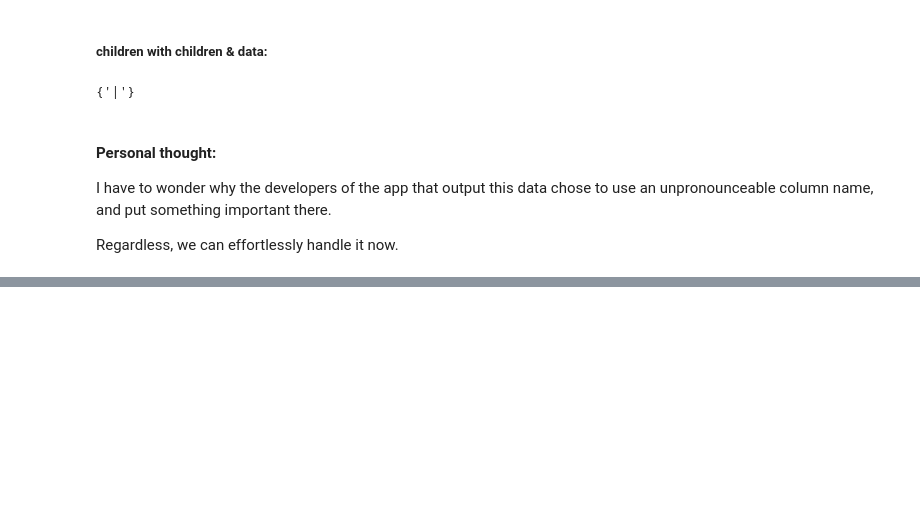
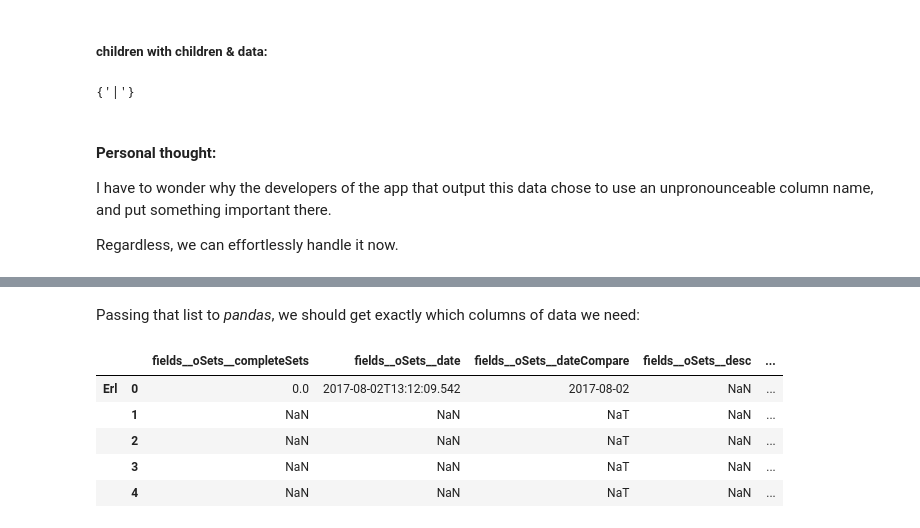
Before and after one commit to devvyn/aafc-field-data, a Jupyter notebook: notebook/chunked parsing — 2017 CAM data from iPads.ipynb, the cells around one changed output, grey strips where cells are left out. Drawn from its saved outputs; the diff is of its cells as text; code cells hidden in the pictures; blank space fills up the shorter version.

```diff
--- a/notebook/chunked parsing — 2017 CAM data from iPads.ipynb
+++ b/notebook/chunked parsing — 2017 CAM data from iPads.ipynb
@@ -595,0 +681,11 @@ dict_keys(['oPoints'])
+# %% [markdown]
+Passing that list to _pandas_, we should get exactly which columns of data we need:
+# %%
+display(data[sets_columns_names].head())
+# %% [output]
+|  |  | fields__oSets__completeSets | fields__oSets__date | fields__oSets__dateCompare | fields__oSets__desc | ... |
+| Erl | 0 | 0.0 | 2017-08-02T13:12:09.542 | 2017-08-02 | NaN | ... |
+|  | 1 | NaN | NaN | NaT | NaN | ... |
+|  | 2 | NaN | NaN | NaT | NaN | ... |
+|  | 3 | NaN | NaN | NaT | NaN | ... |
+|  | 4 | NaN | NaN | NaT | NaN | ... |
```
Also changed, not shown: parts of 80 cells of this notebook.
